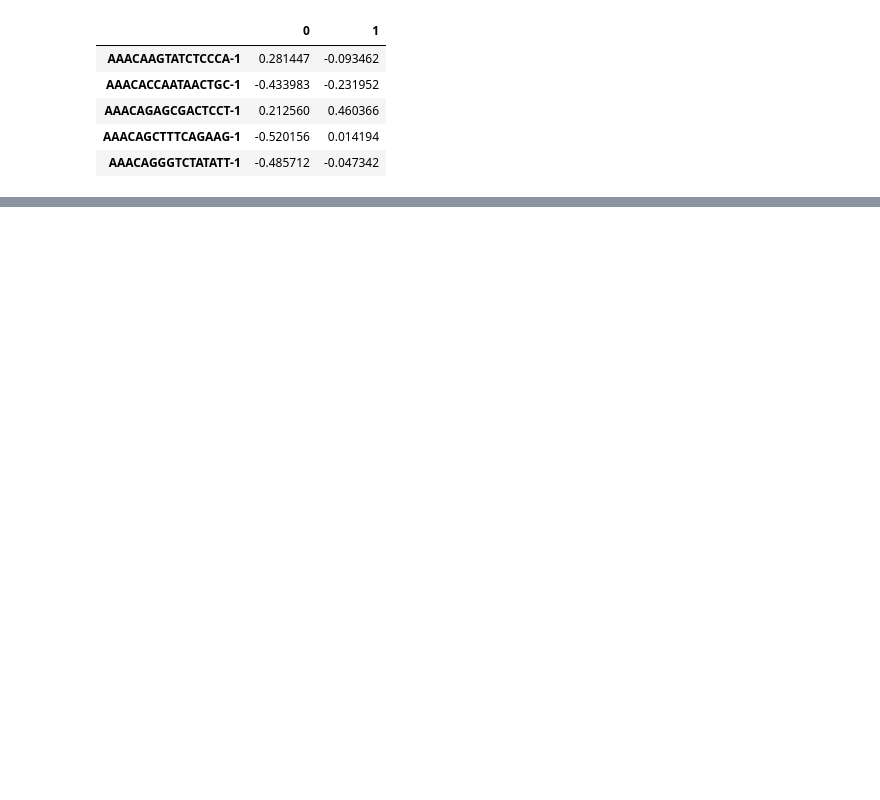
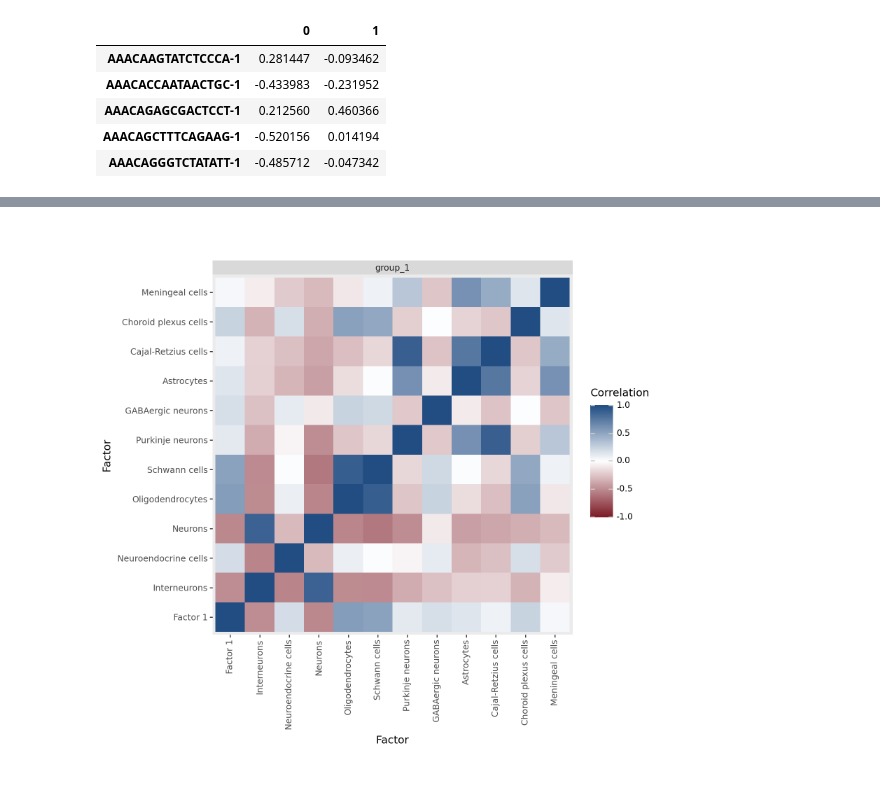
Before and after one commit to bioFAM/mofaflex-analysis, a Jupyter notebook: comparison_mefisto_visium/analysis_informed.ipynb, the cells around one changed output, grey strips where cells are left out. Saved outputs shown, nothing was run; the diff lists cells and outputs as text; code cells hidden in the pictures; blank space fills up the shorter version.

```diff
--- a/comparison_mefisto_visium/analysis_informed.ipynb
+++ b/comparison_mefisto_visium/analysis_informed.ipynb
@@ -295,0 +297,4 @@ plt.show()
+# %%
+plotting.plot_factor_correlation(model, top=12)
+# %% [output]
+[figure, added]
```
Also changed, not shown: parts of 19 cells of this notebook.
